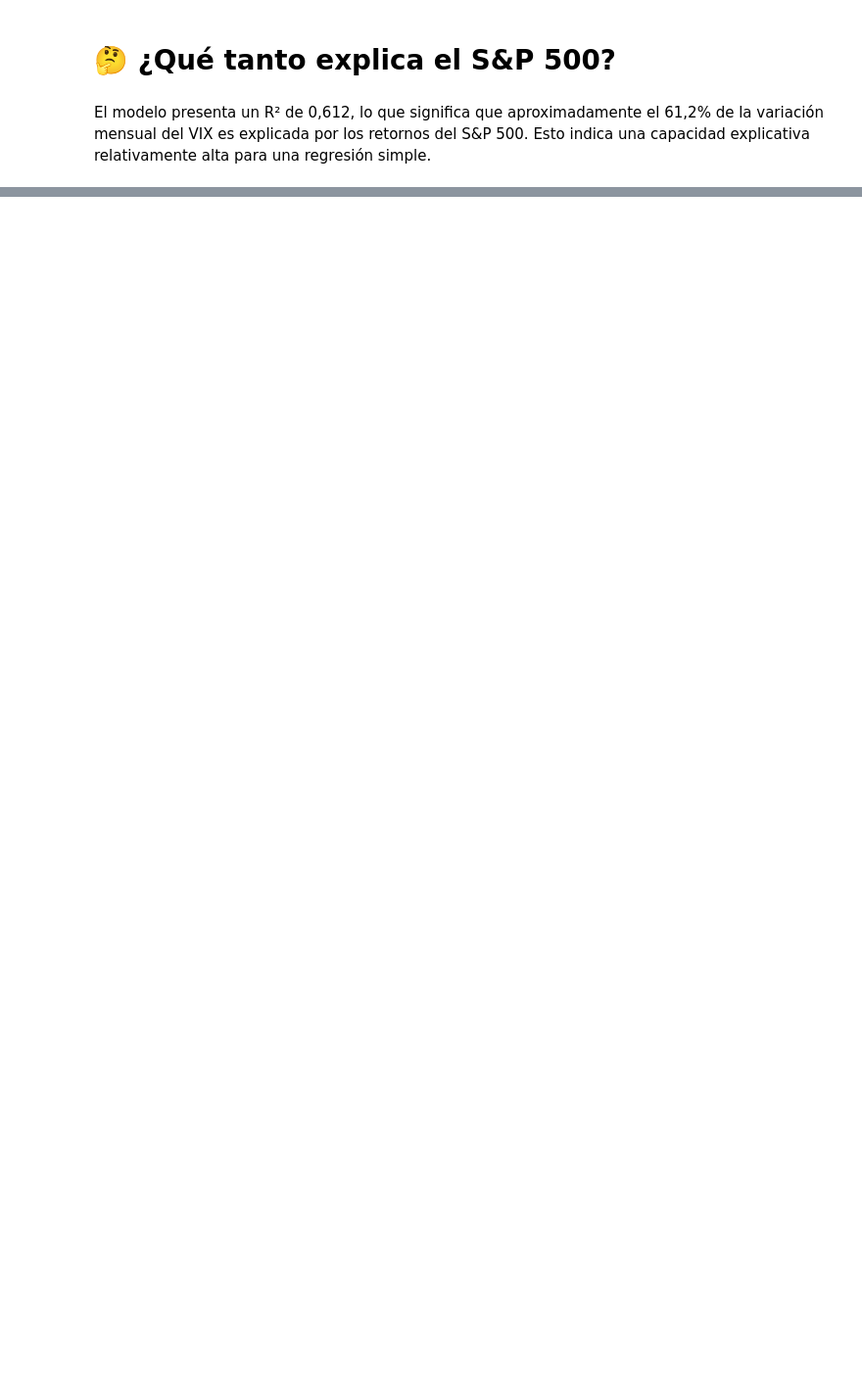
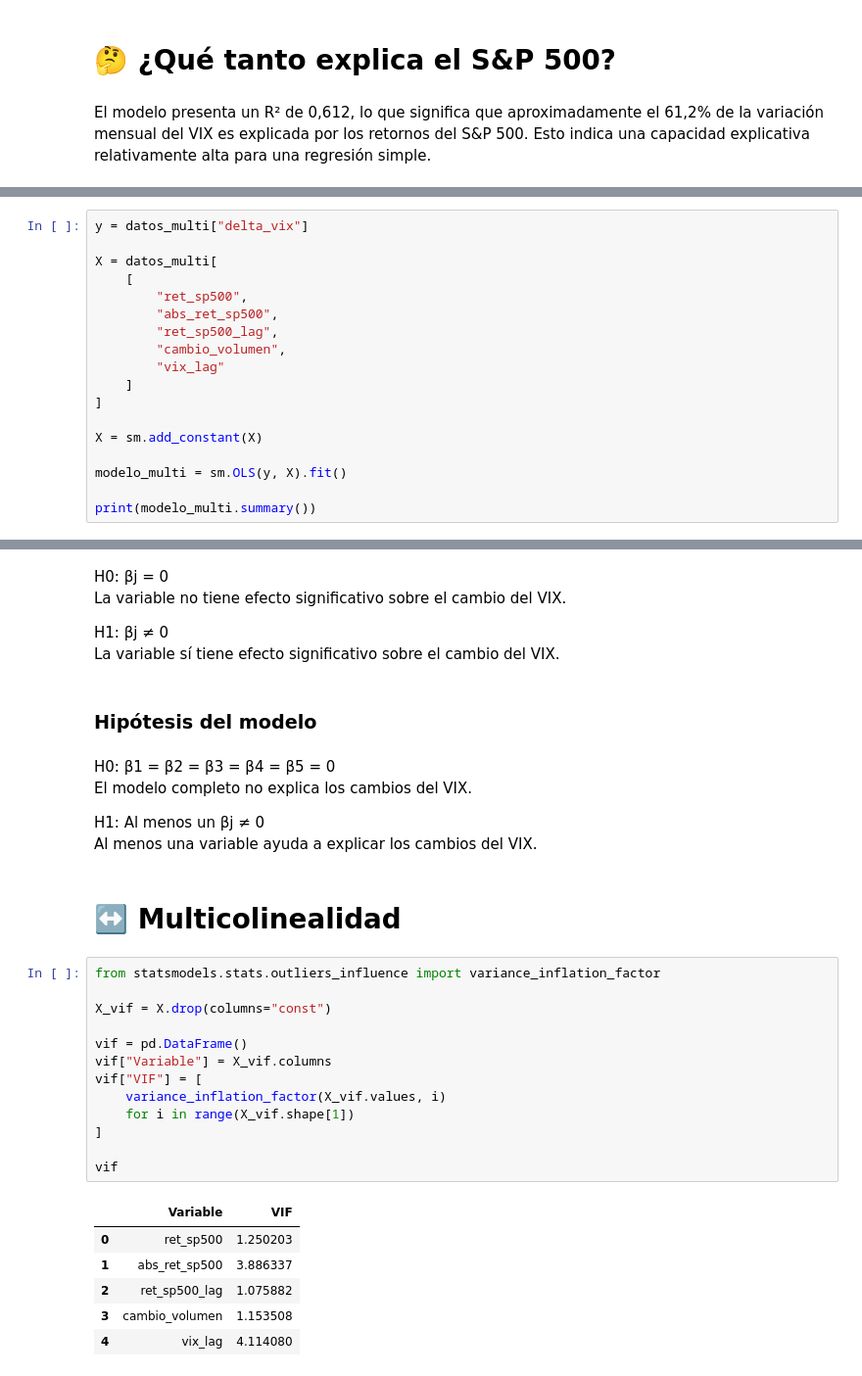
Before and after one commit to Antoniacifuentes/ds_finance_cifuentes, a Jupyter notebook: notebooks/hw3.ipynb, the cells around one changed output, grey strips where cells are left out. Shown at 98% size. Cells and saved outputs as stored; diff of their text form; blank space fills up the shorter version.

```diff
--- a/notebooks/hw3.ipynb
+++ b/notebooks/hw3.ipynb
@@ -123,0 +171,18 @@ El modelo presenta un R² de 0,612, lo que significa que aproximadamente el 61,2
+# %%
+y = datos_multi["delta_vix"]
+
+X = datos_multi[
+    [
+        "ret_sp500",
+        "abs_ret_sp500",
+        "ret_sp500_lag",
+        "cambio_volumen",
+        "vix_lag"
+    ]
+]
+
+X = sm.add_constant(X)
+
+modelo_multi = sm.OLS(y, X).fit()
+
+print(modelo_multi.summary())
@@ -123,0 +209,36 @@ El modelo presenta un R² de 0,612, lo que significa que aproximadamente el 61,2
+# %% [markdown]
+H0: βj = 0
+La variable no tiene efecto significativo sobre el cambio del VIX.
+
+H1: βj ≠ 0
+La variable sí tiene efecto significativo sobre el cambio del VIX.
+# %% [markdown]
+### Hipótesis del modelo
+# %% [markdown]
+H0: β1 = β2 = β3 = β4 = β5 = 0
+El modelo completo no explica los cambios del VIX.
+
+H1: Al menos un βj ≠ 0
+Al menos una variable ayuda a explicar los cambios del VIX.
+# %% [markdown]
+# ↔️ Multicolinealidad
+# %%
+from statsmodels.stats.outliers_influence import variance_inflation_factor
+
+X_vif = X.drop(columns="const")
+
+vif = pd.DataFrame()
+vif["Variable"] = X_vif.columns
+vif["VIF"] = [
+    variance_inflation_factor(X_vif.values, i)
+    for i in range(X_vif.shape[1])
+]
+
+vif
+# %% [output]
+|  | Variable | VIF |
+| 0 | ret_sp500 | 1.250203 |
+| 1 | abs_ret_sp500 | 3.886337 |
+| 2 | ret_sp500_lag | 1.075882 |
+| 3 | cambio_volumen | 1.153508 |
+| 4 | vix_lag | 4.114080 |
```
Also changed, not shown: parts of 11 cells of this notebook.
